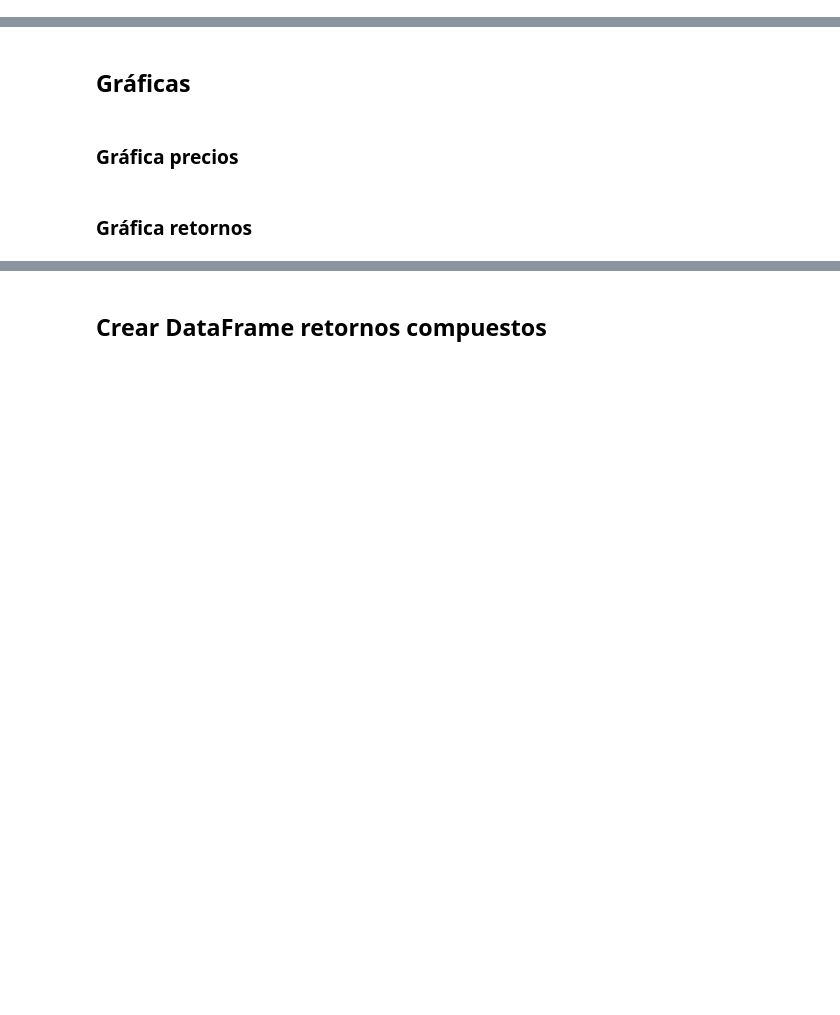
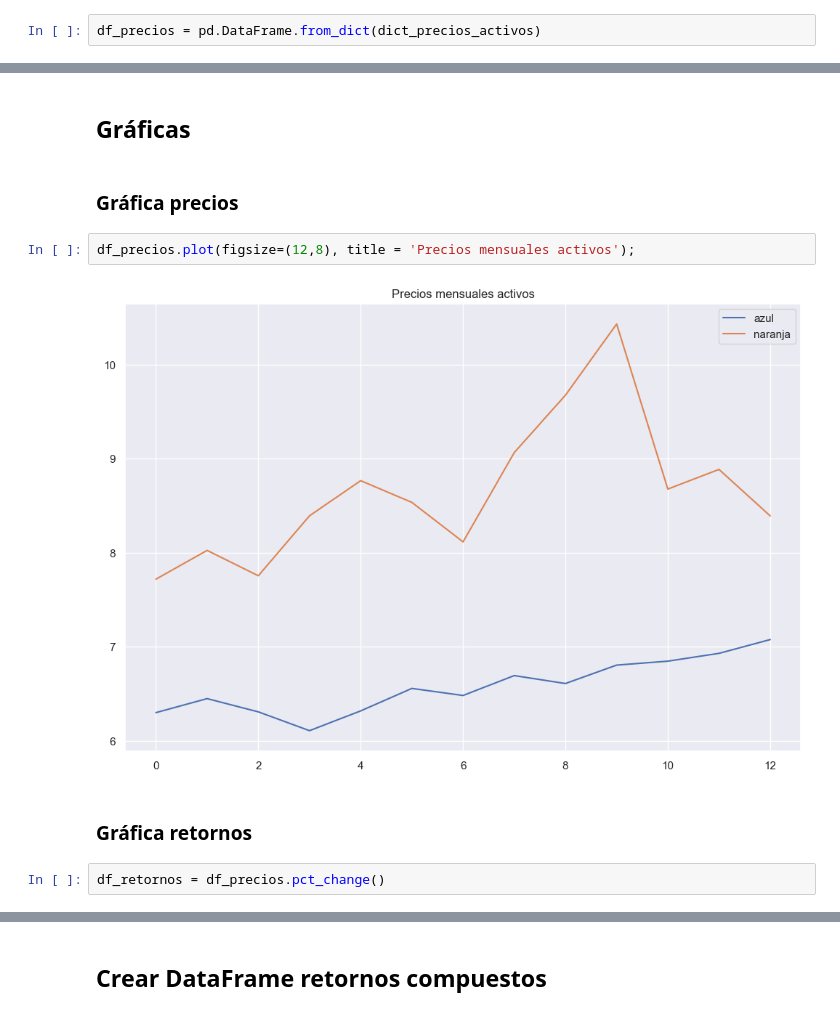
Before and after one commit to carlosdeoncedos/CienciaDatosFinanzas2023_05, a Jupyter notebook: Clase230515.ipynb, the cells around one changed output, grey strips where cells are left out. Cells and saved outputs as stored; diff of their text form; blank space fills up the shorter version.

```diff
--- a/Clase230515.ipynb
+++ b/Clase230515.ipynb
@@ -278,3 +403,5 @@ dict_precios_activos = {
 }
 # %% [markdown]
 ## Crear DataFrame de precios
+# %%
+df_precios = pd.DataFrame.from_dict(dict_precios_activos)
@@ -282,5 +426,11 @@ dict_precios_activos = {
 ## Gráficas
 # %% [markdown]
 ### Gráfica precios
+# %%
+df_precios.plot(figsize=(12,8), title = 'Precios mensuales activos');
+# %% [output]
+[figure, added]
 # %% [markdown]
 ### Gráfica retornos
+# %%
+df_retornos = df_precios.pct_change()
```
Also changed, not shown: parts of 41 cells of this notebook.
